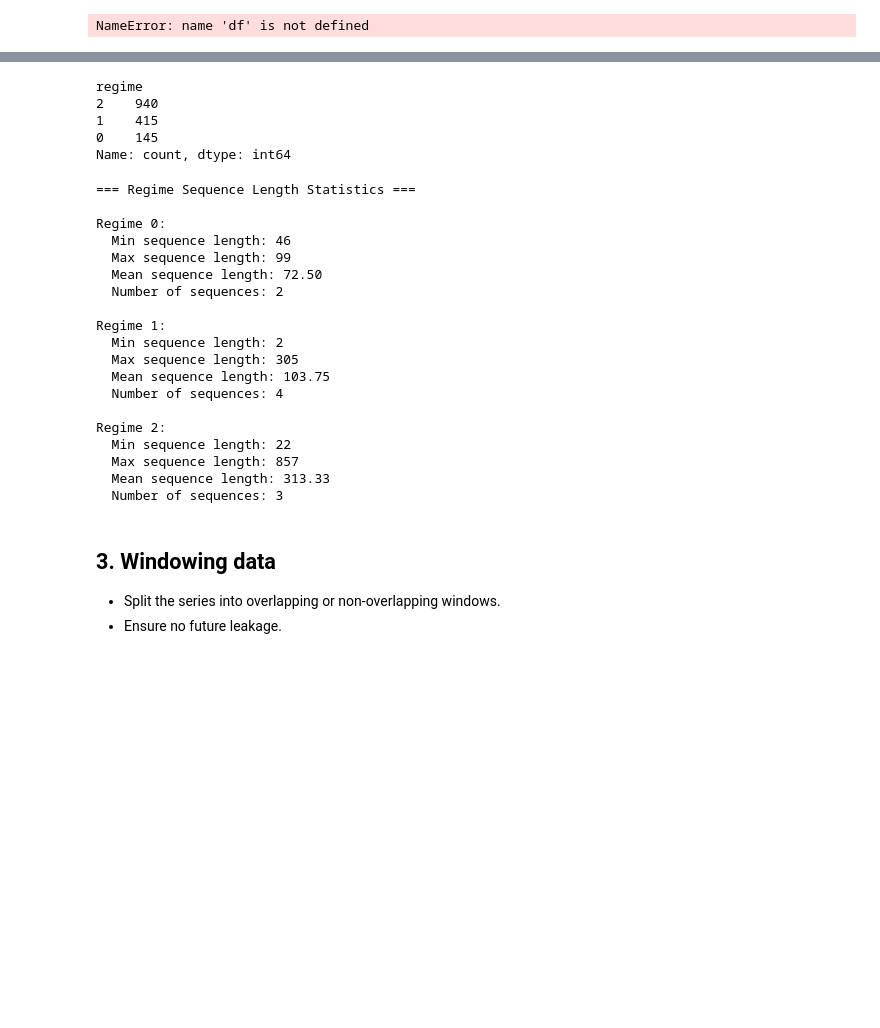
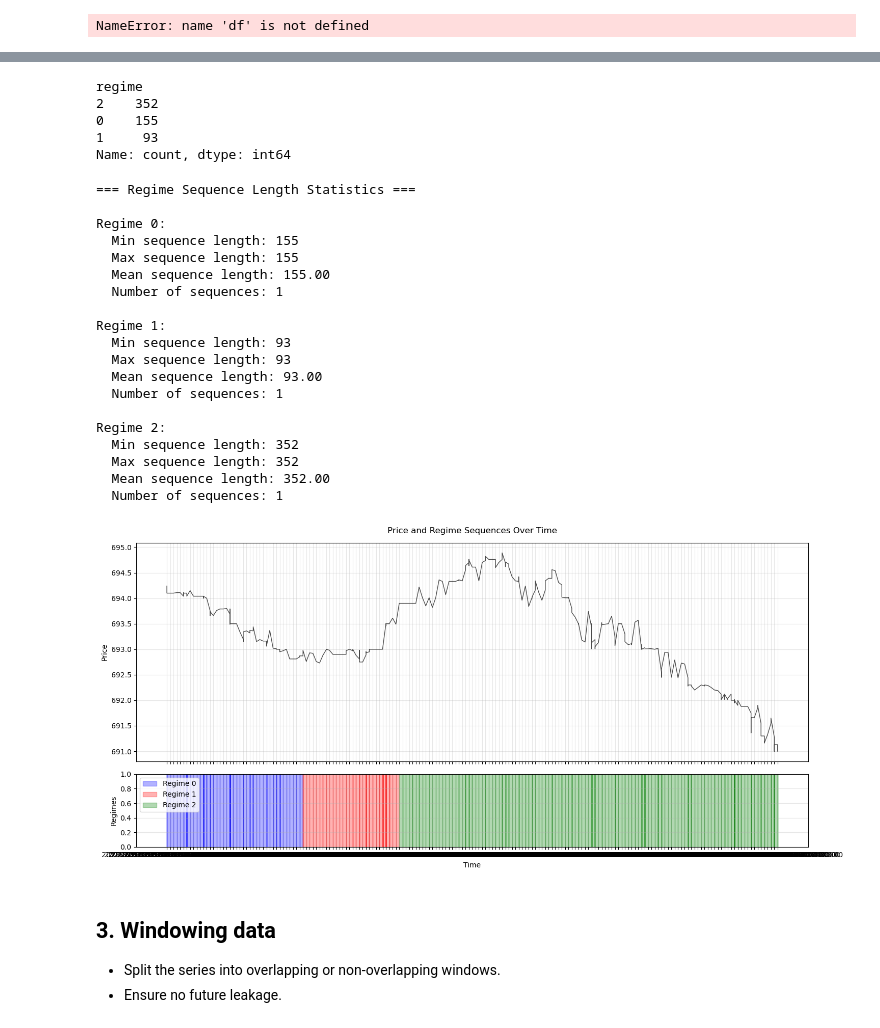
Before and after one commit to Sunshineeeeeeeee/cronus, a Jupyter notebook: Diffusion/Denoising_tick.ipynb, the cells around one changed output, grey strips where cells are left out. Drawn from its saved outputs; the diff is of its cells as text; code cells hidden in the pictures; blank space fills up the shorter version.

```diff
--- a/Diffusion/Denoising_tick.ipynb
+++ b/Diffusion/Denoising_tick.ipynb
@@ -156,7 +156,7 @@ import numpy as np
 from datetime import datetime
 
 # Sample the data
-df_sample = df[:1500]
+df_sample = df[:600]
 
 print("Beginning volatility regime detection...")
 start_time = datetime.now()
@@ -177,8 +177,10 @@ df_with_regimes = identifier.identify_regimes(
     top_features=10,  # Number of top features to use
     alpha=0.5,  # Weight for temporal component
     beta=0.1,  # Decay rate for temporal distance
-    sample_size=1000,  # Size of sample to use (matching our df_sample size)
-    sampling_method='sequential'  # Method to use for sampling
+    sample_size=500,  # Size of sample to use (matching our df_sample size)
+    sampling_method='sequential',  # Method to use for sampling
+    smooth_sequences= True,
+    min_sequence_length=20
 )
 
 end_time = datetime.now()
@@ -228,9 +230,9 @@ Sampling completed in 0.00 seconds
 df_with_regimes["regime"].value_counts()
 # %% [output]
 regime
-2    940
-1    415
-0    145
+2    352
+0    155
+1     93
 Name: count, dtype: int64
 # %%
 # Calculate sequence lengths for each regime
@@ -267,22 +269,63 @@ for regime in sorted(df_with_regimes["regime"].unique()):
 === Regime Sequence Length Statistics ===
 
 Regime 0:
-  Min sequence length: 46
-  Max sequence length: 99
-  Mean sequence length: 72.50
-  Number of sequences: 2
+  Min sequence length: 155
+  Max sequence length: 155
+  Mean sequence length: 155.00
+  Number of sequences: 1
 
 Regime 1:
-  Min sequence length: 2
-  Max sequence length: 305
-  Mean sequence length: 103.75
-  Number of sequences: 4
+  Min sequence length: 93
+  Max sequence length: 93
+  Mean sequence length: 93.00
+  Number of sequences: 1
 
 Regime 2:
-  Min sequence length: 22
-  Max sequence length: 857
-  Mean sequence length: 313.33
-  Number of sequences: 3
+  Min sequence length: 352
+  Max sequence length: 352
+  Mean sequence length: 352.00
+  Number of sequences: 1
+# %%
+import matplotlib.pyplot as plt
+
+# Create figure and axis with two subplots
+fig, (ax1, ax2) = plt.subplots(2, 1, figsize=(15, 7), sharex=True, height_ratios=[3, 1])
+
+# Plot price data
+ax1.plot(df_with_regimes['Timestamp'], df_with_regimes['Value'], color='black', alpha=0.7, linewidth=1)
+ax1.set_ylabel('Price')
+ax1.grid(True, alpha=0.3)
+
+# Plot regimes
+colors = ['blue', 'red', 'green']
+labels = ['Regime 0', 'Regime 1', 'Regime 2']
+used_labels = set()
+
+for i in range(len(df_with_regimes)-1):
+    regime = df_with_regimes['regime'].iloc[i]
+    color = colors[regime]
+
+    # Only add label once per regime for legend
+    if regime not in used_labels:
+        ax2.axvspan(df_with_regimes['Timestamp'].iloc[i],
+                   df_with_regimes['Timestamp'].iloc[i+1],
+                   color=color, alpha=0.3, label=labels[regime])
+        used_labels.add(regime)
+    else:
+        ax2.axvspan(df_with_regimes['Timestamp'].iloc[i],
+                   df_with_regimes['Timestamp'].iloc[i+1],
+                   color=color, alpha=0.3)
+
+ax2.set_xlabel('Time')
+ax2.set_ylabel('Regimes')
+ax2.legend()
+ax2.grid(True, alpha=0.3)
+
+plt.suptitle('Price and Regime Sequences Over Time')
+plt.tight_layout()
+plt.show()
+# %% [output]
+[figure, added]
 # %% [markdown]
 ## 3. Windowing data
 - Split the series into overlapping or non-overlapping windows.
```
Also changed, not shown: parts of 1 cell of this notebook, 2 other files.
